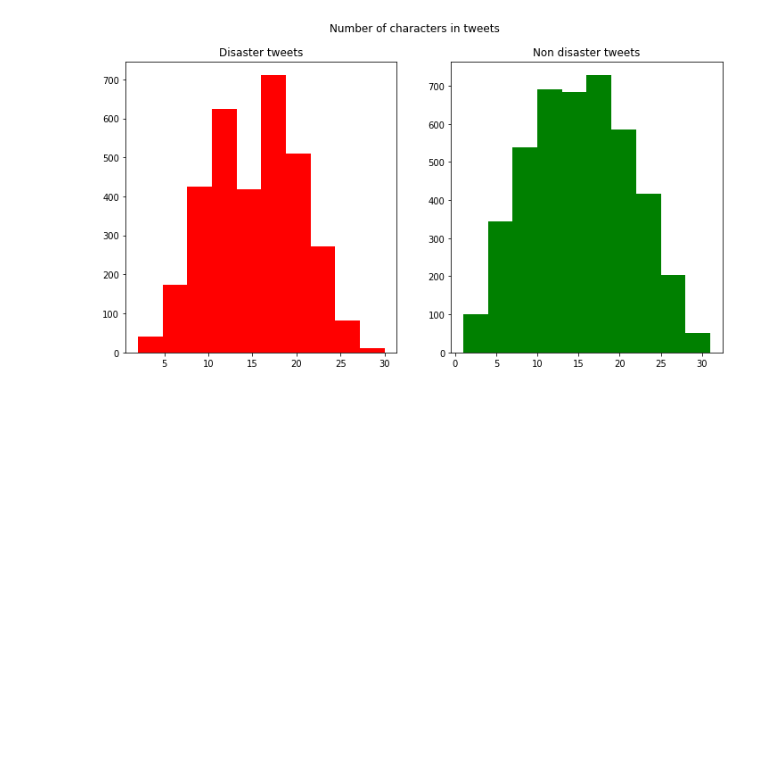
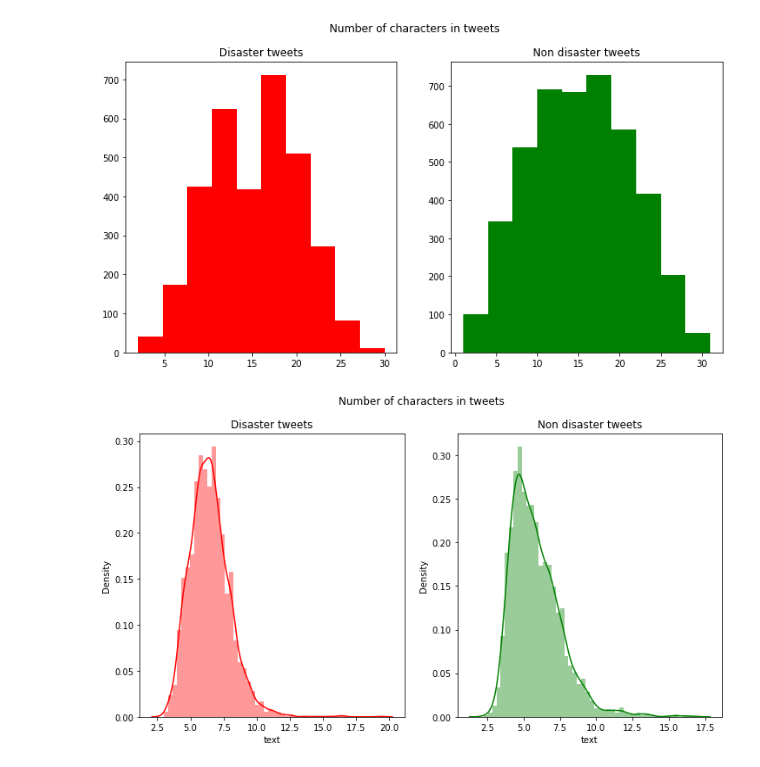
Before and after one commit to pranshudiwan/NLP_CS_6200, a Jupyter notebook: NLP_LSTM.ipynb, the cells around one changed output. Drawn from its saved outputs; the diff is of its cells as text; code cells hidden in the pictures; blank space fills up the shorter version.

Commit message:
average length of word in a tweet

```diff
--- a/NLP_LSTM.ipynb
+++ b/NLP_LSTM.ipynb
@@ -78,0 +78,20 @@ plt.show()
+# %%
+# Average length of word in a tweet
+
+# For Disaster tweets
+disaster_word_len=train[train['target']==1]['text'].str.split().apply(lambda tweet : [len(word) for word in tweet])
+# print(disaster_word_len)
+non_disaster_word_len=train[train['target']==0]['text'].str.split().apply(lambda tweet : [len(word) for word in tweet])
+# print(non_disaster_word_len)
+
+# Plotting number of words
+plot,(subplot1,subplot2)=plt.subplots(1,2,figsize=(12,6))
+sns.distplot(disaster_word_len.map(lambda word_len: np.mean(word_len)),ax=subplot1,color='red')
+subplot1.set_title('Disaster tweets')
+
+sns.distplot(non_disaster_word_len.map(lambda word_len: np.mean(word_len)),ax=subplot2,color='green')
+subplot2.set_title('Non disaster tweets')
+plot.suptitle('Number of characters in tweets')
+plt.show()
+# %% [output]
+[figure, added]
```
Also changed, not shown: parts of 3 cells of this notebook.
